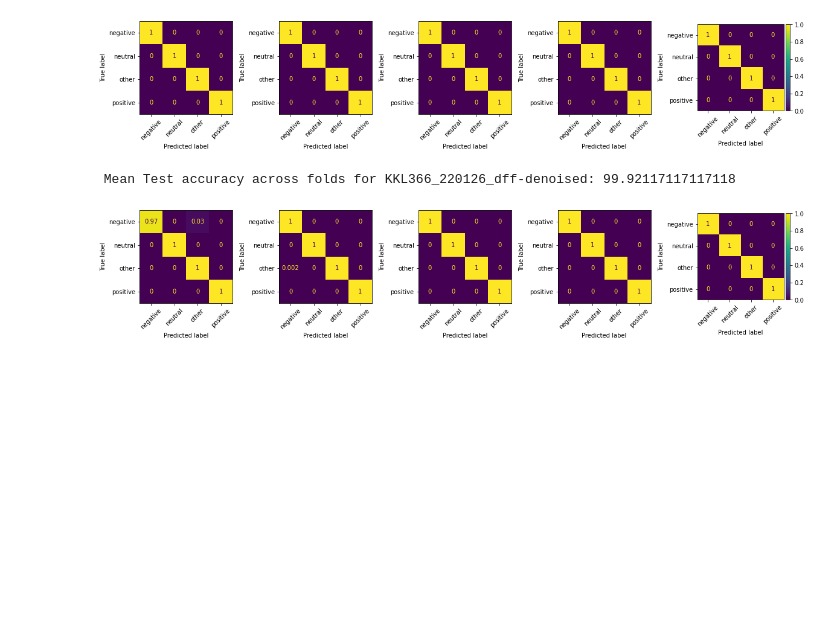
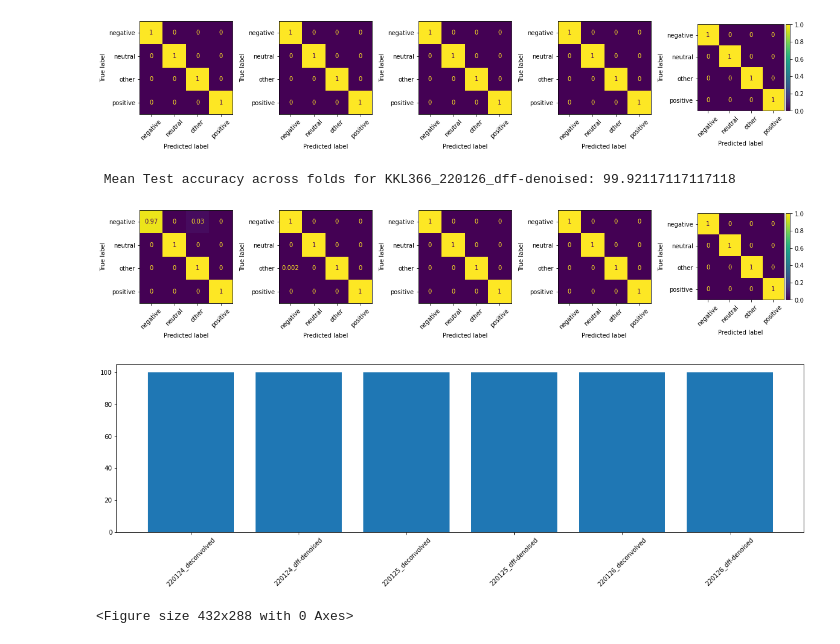
Before and after one commit to frederikrogge/compsci-project-2, a Jupyter notebook: src/notebooks/03_ann.ipynb, the cells around one changed output. Cells and saved outputs as stored; diff of their text form; code cells hidden in the pictures; blank space fills up the shorter version.

Commit message:
bar chart added

```diff
--- a/src/notebooks/03_ann.ipynb
+++ b/src/notebooks/03_ann.ipynb
@@ -240,6 +252,7 @@ for fn in file_names:
 # Unbalanced -classes
 # %%
 kfold = StratifiedKFold(n_splits= 5, random_state=42, shuffle=True)
+mean_accs = {}
 
 # load session
 for fn in file_names:
@@ -314,6 +327,7 @@ for fn in file_names:
 #         print(f"Test accuracy: {test_acc/len(test_loader)}" )
         test_fold_acc.append(test_acc/len(test_loader))
 
+    mean_accs[fn.replace('KKL366_', '')] = np.mean(np.mean(test_fold_acc)*100)
     print(f" \n Mean Test accuracy across folds for {fn}: {np.mean(test_fold_acc)*100}" )
     divider = make_axes_locatable(axs[fold])
     cax = divider.append_axes("right", size="5%", pad=0.05)
@@ -332,3 +346,11 @@ for fn in file_names:
 [figure]
  Mean Test accuracy across folds for KKL366_220126_dff-denoised: 99.92117117117118
 [figure]
+# %%
+fig, ax = plt.subplots(figsize=(20, 5))
+ax.bar(*zip(*mean_accs.items()))
+ax.tick_params(axis='x', rotation=45)
+plt.show()
+# %% [output]
+[figure, added]
+<Figure size 432x288 with 0 Axes>
```
Also changed, not shown: parts of 1 cell of this notebook.
